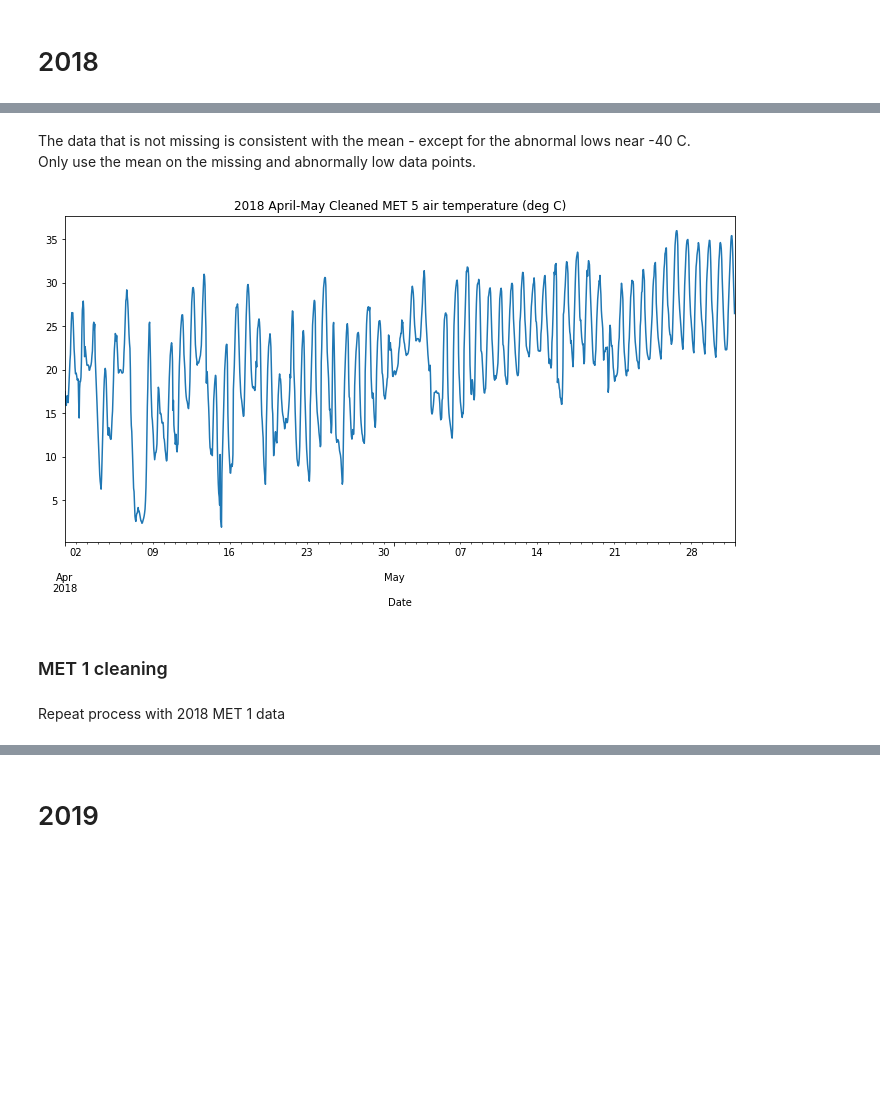
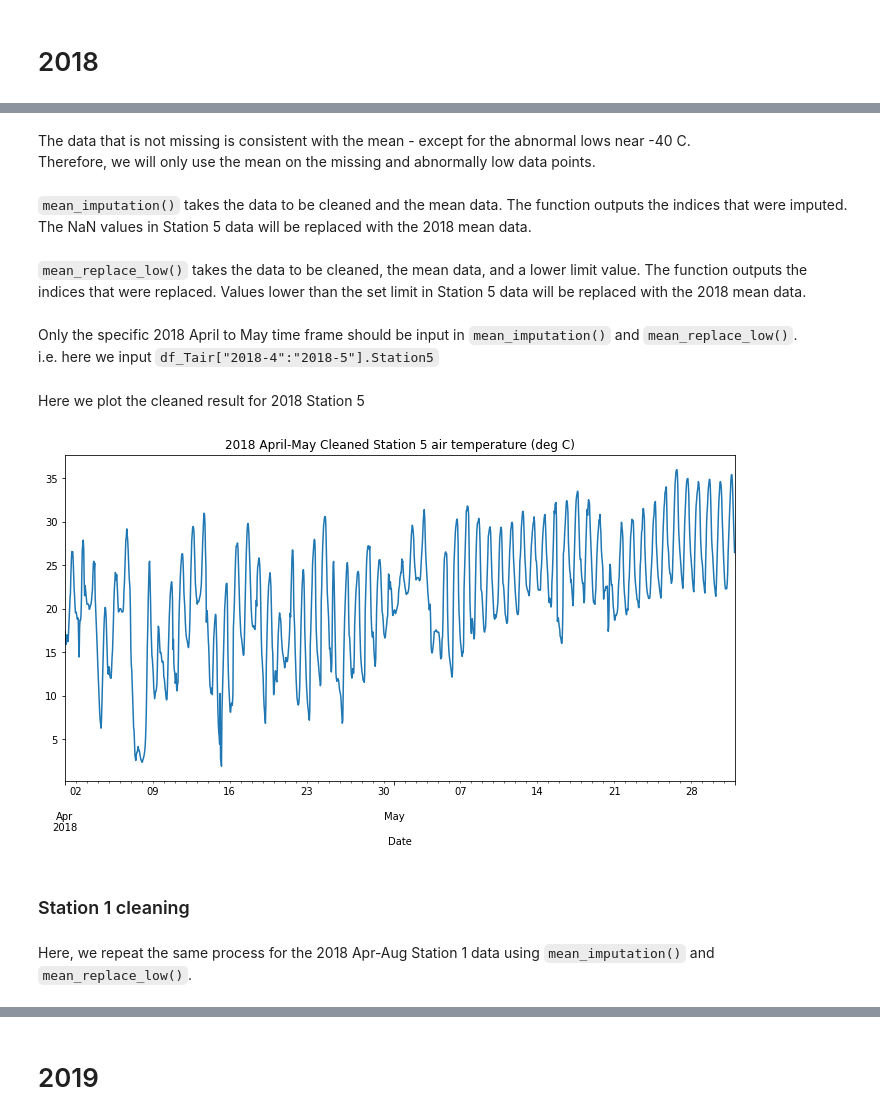
Before and after one commit to kiat/tx-soil-moisture, a Jupyter notebook: notebook/AirTemp-Comparisons-and-Cleaning.ipynb, the cells around one changed output, grey strips where cells are left out. Saved outputs shown, nothing was run; the diff lists cells and outputs as text; code cells hidden in the pictures; blank space fills up the shorter version.

```diff
--- a/notebook/AirTemp-Comparisons-and-Cleaning.ipynb
+++ b/notebook/AirTemp-Comparisons-and-Cleaning.ipynb
@@ -56,12 +60,7 @@ These data are a little different from Houston data. But, soil moisture, precipi
 # %%
-# Selects a feature from the MET data. Creates df with METs as a columns.
-# Takes in list of MET dataframes and the selected feature as a string.
+# Selects a feature from the data. Creates df with Stations as columns.
+# Takes in list of dataframes and the selected feature as a string.
 def select_feature(DF, feature):
     df_feature = pd.concat(DF, axis=1)[feature]
-    df_feature.columns = [str(f"MET{i}") for i in range(1, len(DF)+1)]
+    df_feature.columns = [str(f"Station{i}") for i in range(1, len(DF)+1)]
     return df_feature
-
-
-# create df with only Air temp data of each MET
-df_Tair = select_feature(DF, "Tair")
-df_Tair
@@ -147,3 +157,5 @@ plt.show()
 # %% [markdown]
 The data that is not missing is consistent with the mean - except for the abnormal lows near -40 C.\
-Only use the mean on the missing and abnormally low data points.
+Therefore, we will only use the mean on the missing and abnormally low data points.
+# %% [markdown]
+`mean_imputation()` takes the data to be cleaned and the mean data. The function outputs the indices that were imputed. The NaN values in Station 5 data will be replaced with the 2018 mean data.
@@ -150 +170,3 @@ Only use the mean on the missing and abnormally low data points.
+# %% [markdown]
+`mean_replace_low()` takes the data to be cleaned, the mean data, and a lower limit value. The function outputs the indices that were replaced. Values lower than the set limit in Station 5 data will be replaced with the 2018 mean data.
 # %%
@@ -166,3 +177,6 @@ def mean_replace_low (df, df_mean, lim):
 
     # document replaced indices
     return to_replace
+# %% [markdown]
+ Only the specific 2018 April to May time frame should be input in `mean_imputation()` and `mean_replace_low()`. \
+ i.e. here we input `df_Tair["2018-4":"2018-5"].Station5`
@@ -169,17 +188,14 @@ def mean_replace_low (df, df_mean, lim):
+# %% [markdown]
+Here we plot the cleaned result for 2018 Station 5
 # %%
-# Clean Data
-# Record changed indices
-MET5_2018_imputed = mean_imputation (df_Tair["2018-4":"2018-5"].MET5, df_2018_Tair_mean)
-MET5_2018_replaced = mean_replace_low (df_Tair["2018-4":"2018-5"].MET5, df_2018_Tair_mean, -20)
-
-# Vizualize Cleaned MET 5 Apr - May.
-df_Tair["2018-4":"2018-5"].MET5.plot(figsize=(12,6), label=f"MET 5")
-plt.title("2018 April-May Cleaned MET 5 air temperature (deg C)")
+# Vizualize Cleaned Station 5 Apr - May.
+df_Tair["2018-4":"2018-5"].Station5.plot(figsize=(12,6), label=f"Station 5")
+plt.title("2018 April-May Cleaned Station 5 air temperature (deg C)")
 plt.show()
 # %% [output]
-[figure, old version]
+[figure, new version]
 # %% [markdown]
-### MET 1 cleaning
+### Station 1 cleaning
-# %% [markdown]
-Repeat process with 2018 MET 1 data
+# %% [markdown]
+Here, we repeat the same process for the 2018 Apr-Aug Station 1 data using `mean_imputation()` and `mean_replace_low()`.
 # %%
```
Also changed, not shown: parts of 56 cells of this notebook.
